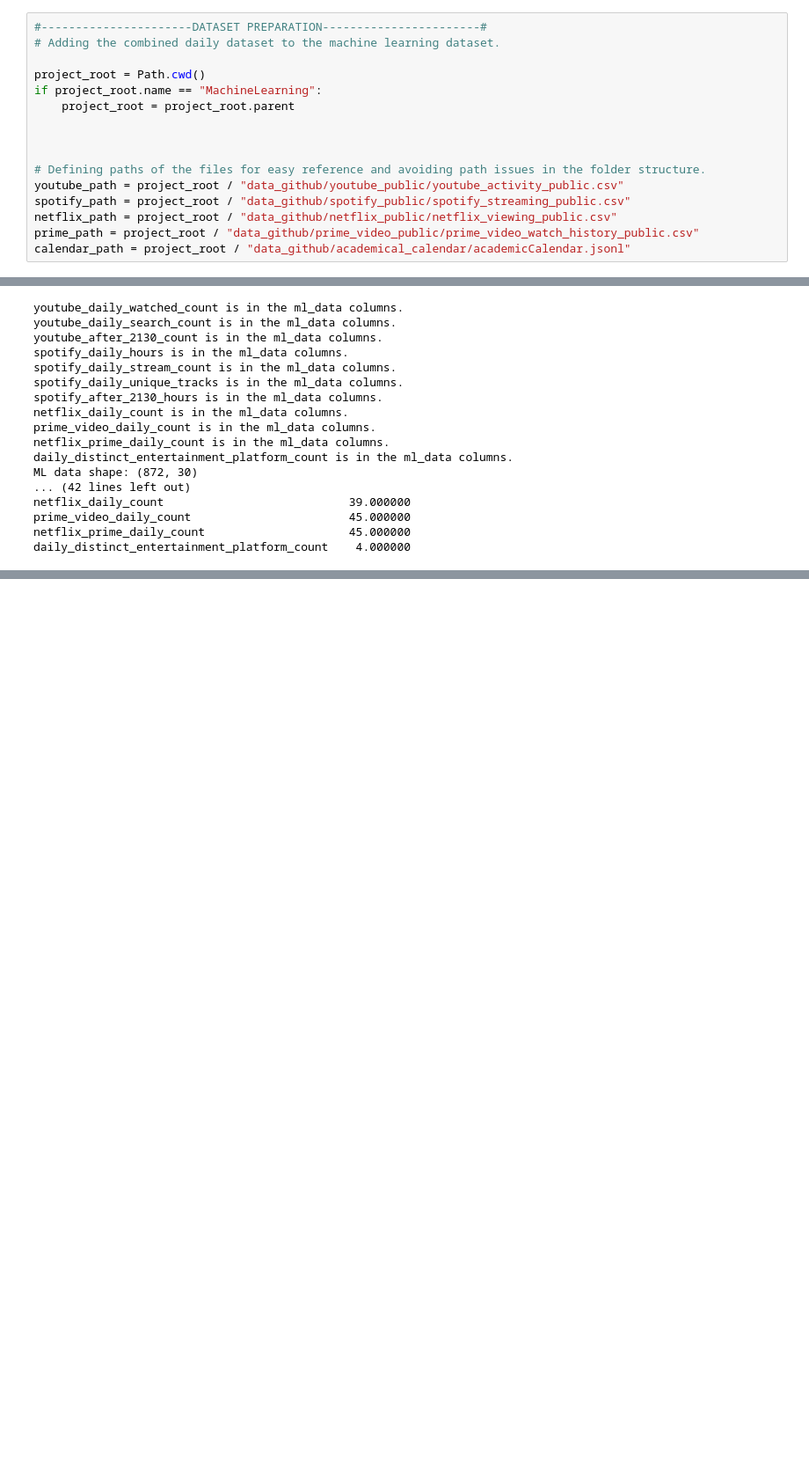
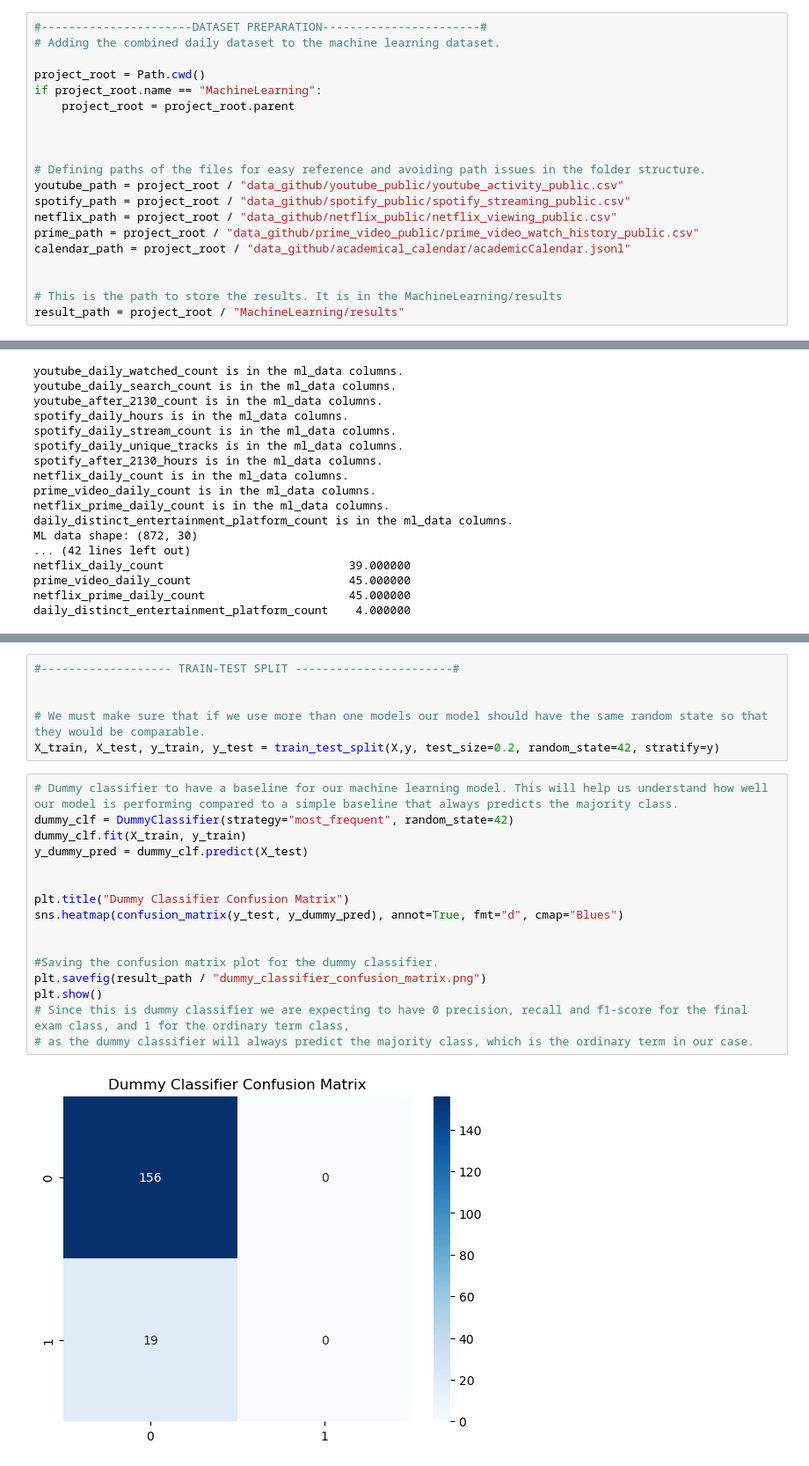
Before and after one commit to omerkaraca-fire/DSA210_TermProject, a Jupyter notebook: MachineLearning/machinelearning.ipynb, the cells around one changed output, grey strips where cells are left out. Shown at 88% size. Cells and saved outputs as stored; diff of their text form; blank space fills up the shorter version.

Commit message:
Adding the model decleration and implementaitons with results, ,nterpreation hasnt been done yet will do in the next commit.

```diff
--- a/MachineLearning/machinelearning.ipynb
+++ b/MachineLearning/machinelearning.ipynb
@@ -40,6 +40,10 @@ spotify_path = project_root / "data_github/spotify_public/spotify_streaming_publ
 netflix_path = project_root / "data_github/netflix_public/netflix_viewing_public.csv"
 prime_path = project_root / "data_github/prime_video_public/prime_video_watch_history_public.csv"
 calendar_path = project_root / "data_github/academical_calendar/academicCalendar.jsonl"
+
+
+# This is the path to store the results. It is in the MachineLearning/results
+result_path = project_root / "MachineLearning/results"
 # %%
 #--------------LOADING THE DATASETS-----------------------#
 youtube_data = pd.read_csv(youtube_path)
@@ -639,0 +653,24 @@ daily_distinct_entertainment_platform_count    4.000000
+# %%
+#------------------- TRAIN-TEST SPLIT -----------------------#
+
+
+# We must make sure that if we use more than one models our model should have the same random state so that they would be comparable.
+X_train, X_test, y_train, y_test = train_test_split(X,y, test_size=0.2, random_state=42, stratify=y)
+# %%
+# Dummy classifier to have a baseline for our machine learning model. This will help us understand how well our model is performing compared to a simple baseline that always predicts the majority class.
+dummy_clf = DummyClassifier(strategy="most_frequent", random_state=42)
+dummy_clf.fit(X_train, y_train)
+y_dummy_pred = dummy_clf.predict(X_test)
+
+
+plt.title("Dummy Classifier Confusion Matrix")
+sns.heatmap(confusion_matrix(y_test, y_dummy_pred), annot=True, fmt="d", cmap="Blues")
+
+
+#Saving the confusion matrix plot for the dummy classifier.
+plt.savefig(result_path / "dummy_classifier_confusion_matrix.png")
+plt.show()
+# Since this is dummy classifier we are expecting to have 0 precision, recall and f1-score for the final exam class, and 1 for the ordinary term class,
+# as the dummy classifier will always predict the majority class, which is the ordinary term in our case.
+# %% [output]
+[figure, added]
```
Also changed, not shown: parts of 12 cells of this notebook, 10 other files.
